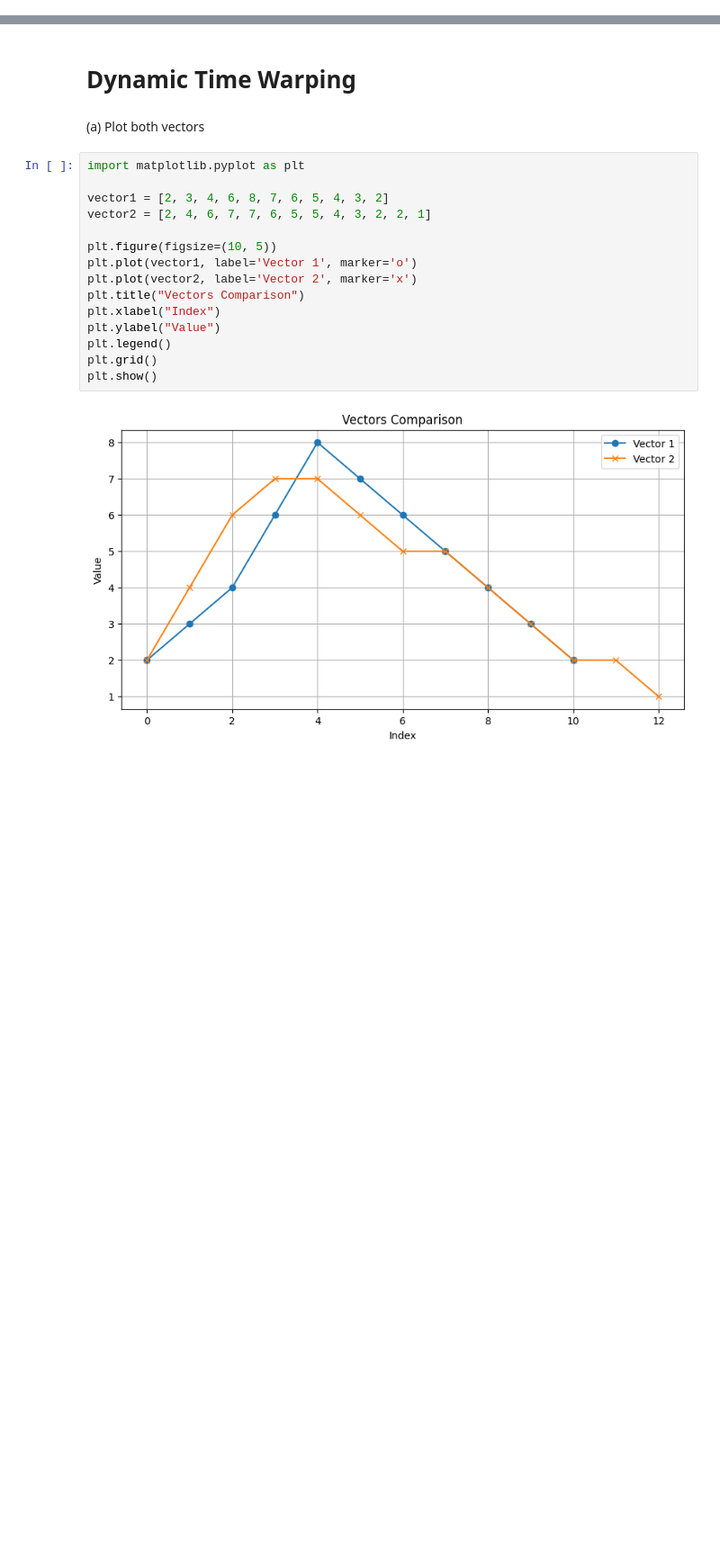
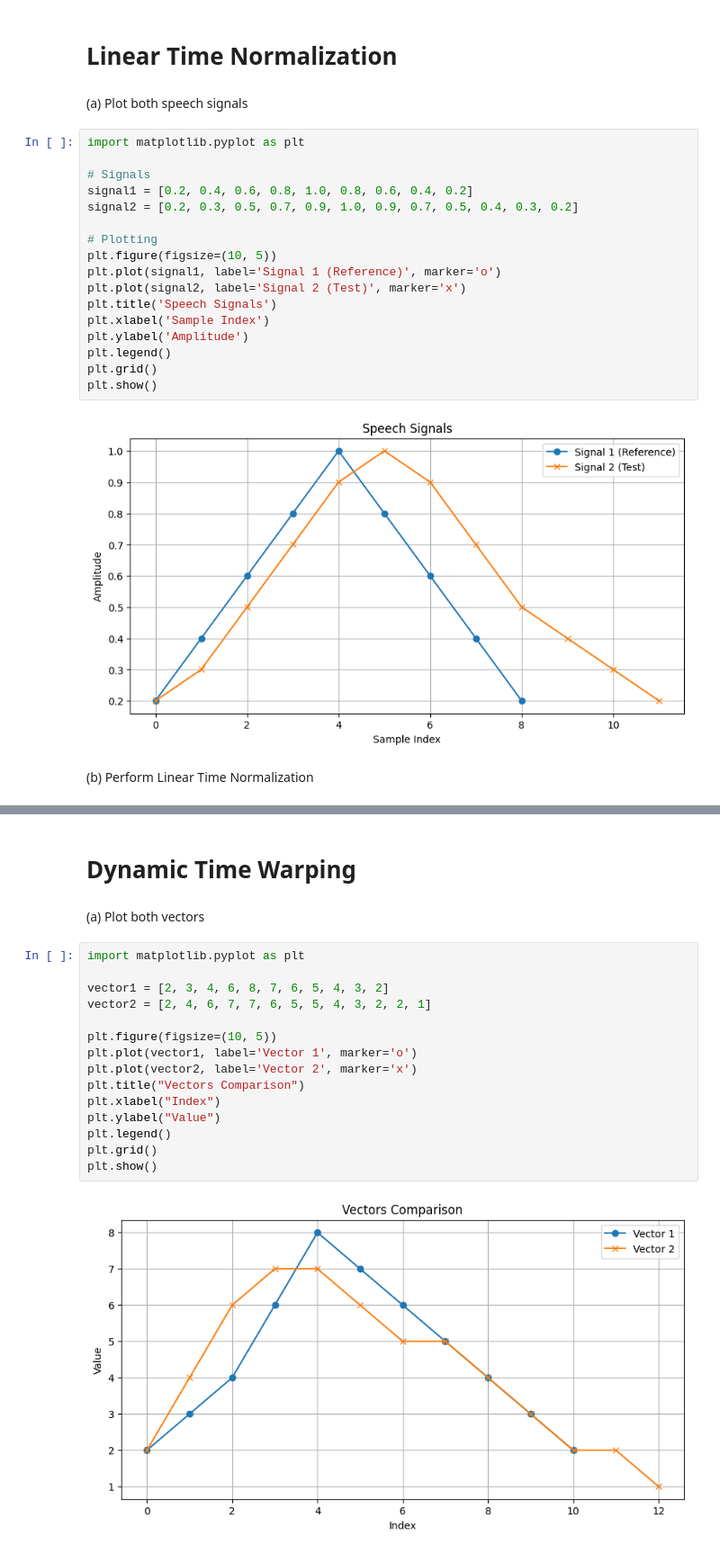
Before and after one commit to SanjayS2348553/Speech_Processing, a Jupyter notebook: 2348553_SANJAY_S_SPR_LAB_05_&_06.ipynb, the cells around one changed output, grey strips where cells are left out. Shown at 90% size. Saved outputs shown, nothing was run; the diff lists cells and outputs as text; blank space fills up the shorter version.

```diff
--- a/2348553_SANJAY_S_SPR_LAB_05_&_06.ipynb
+++ b/2348553_SANJAY_S_SPR_LAB_05_&_06.ipynb
@@ -1,2 +1,27 @@
 # %% [markdown]
 <a href="https://colab.research.google.com/github/SanjayS2348553/Speech_Processing/blob/main/2348553_SANJAY_S_SPR_LAB_05_%26_06.ipynb" target="_parent"><img src="https://colab.research.google.com/assets/colab-badge.svg" alt="Open In Colab"/></a>
+# %% [markdown]
+# Linear Time Normalization
+# %% [markdown]
+(a) Plot both speech signals
+# %%
+import matplotlib.pyplot as plt
+
+# Signals
+signal1 = [0.2, 0.4, 0.6, 0.8, 1.0, 0.8, 0.6, 0.4, 0.2]
+signal2 = [0.2, 0.3, 0.5, 0.7, 0.9, 1.0, 0.9, 0.7, 0.5, 0.4, 0.3, 0.2]
+
+# Plotting
+plt.figure(figsize=(10, 5))
+plt.plot(signal1, label='Signal 1 (Reference)', marker='o')
+plt.plot(signal2, label='Signal 2 (Test)', marker='x')
+plt.title('Speech Signals')
+plt.xlabel('Sample Index')
+plt.ylabel('Amplitude')
+plt.legend()
+plt.grid()
+plt.show()
+# %% [output]
+[figure, added]
+# %% [markdown]
+(b) Perform Linear Time Normalization
```
Also changed, not shown: parts of 6 cells of this notebook.
